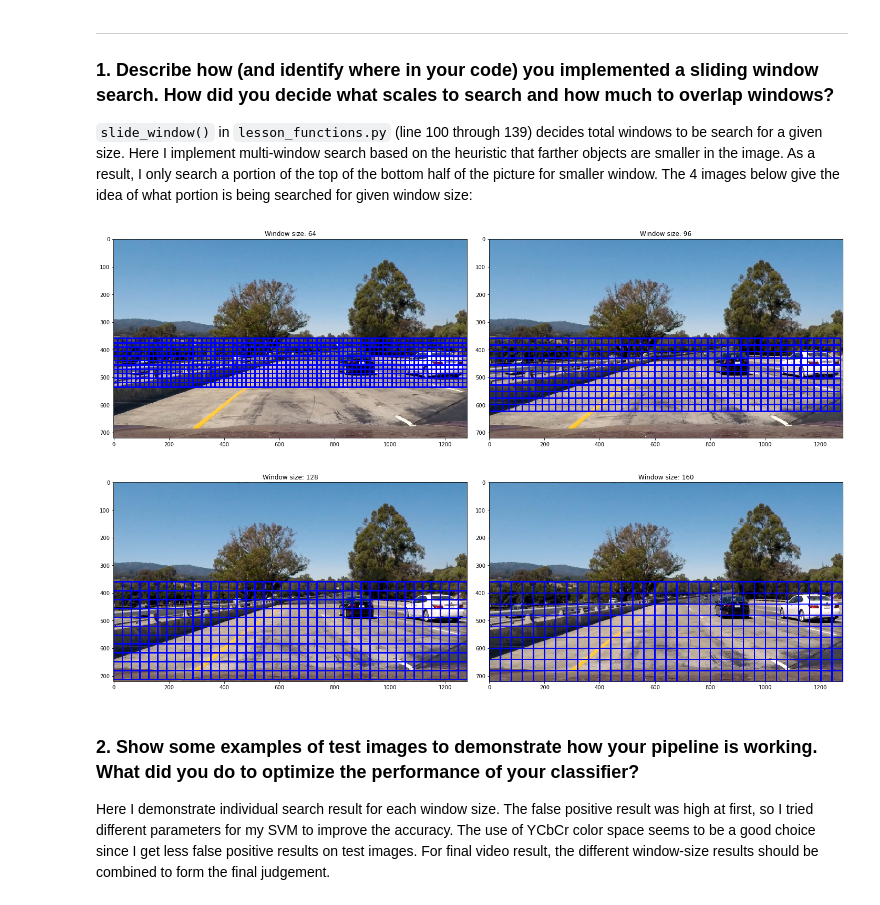
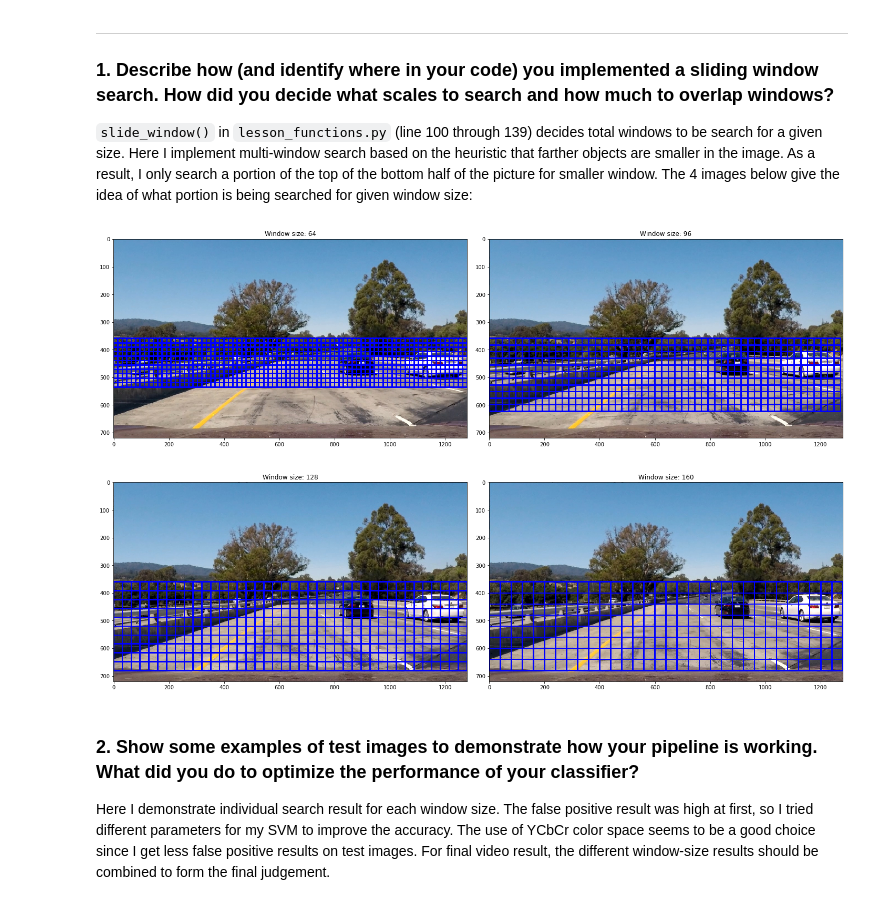
Before and after one commit to markandlw/CarND-Vehicle-Detection, a Jupyter notebook: report.ipynb, the cells around one changed output. Cells and saved outputs as stored; diff of their text form; code cells hidden in the pictures.

Commit message:
Trim car hood.

```diff
--- a/report.ipynb
+++ b/report.ipynb
@@ -205,22 +205,25 @@ For these 10 labels:  [ 0.  0.  0.  0.  0.  0.  0.  0.  1.  0.]
 # %%
 test_img = mpimg.imread('./test_images/test1.jpg')
 
 def search_endpoint(window_size, img_height):
     return int(img_height / 2), int(img_height / 2 + img_height / 2 * window_size / 128)
 
 row,col = 2,2
 f, ax = plt.subplots(row, col, figsize=(20,13))
 f.tight_layout()
 
 multi_windows = []
 for count,size in enumerate(range(64,192,32)):
     start,stop = search_endpoint(size, test_img.shape[0])
+    #trim car head
+    if stop > test_img.shape[0] - 35:
+        stop = test_img.shape[0] - 35
     window = slide_window(test_img,y_start_stop=[start,stop],xy_window=(size,size),xy_overlap=(0.75,0.75))
     multi_windows.append(window)
     ax.flatten()[count].imshow(draw_boxes(test_img,window,thick=3))
     ax.flatten()[count].set_title('Window size: ' + str(size))
 # %% [output]
-[figure, old version]
+[figure, new version]
 # %% [markdown]
 ### 2\. Show some examples of test images to demonstrate how your pipeline is working.  What did you do to optimize the performance of your classifier?
 Here I demonstrate individual search result for each window size. The false positive result was high at first, so I tried different parameters for my SVM to improve the accuracy. The use of YCbCr color space seems to be a good choice since I get less false positive results on test images. For final video result, the different window-size results should be combined to form the final judgement.
```
